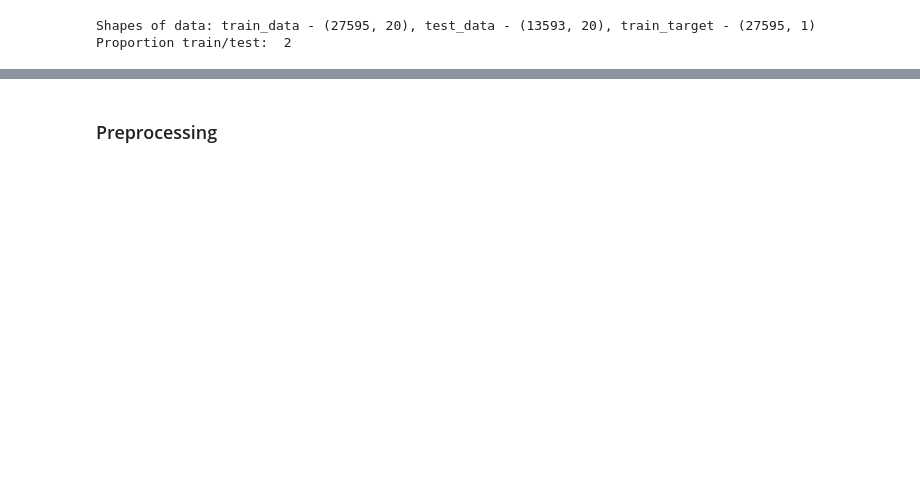
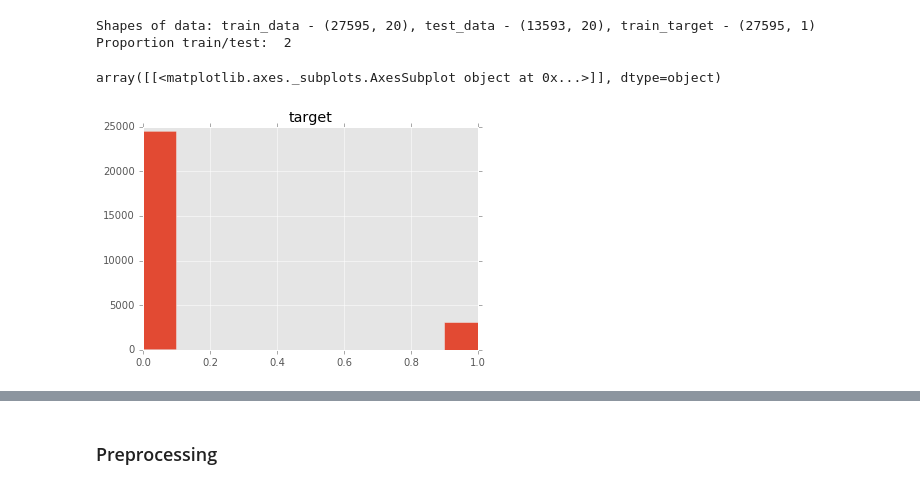
Before and after one commit to rudolphyo/ad_campaign_inclass, a Jupyter notebook: iad_inclass.ipynb, the cells around one changed output, grey strips where cells are left out. Cells and saved outputs as stored; diff of their text form; code cells hidden in the pictures; blank space fills up the shorter version.

```diff
--- a/iad_inclass.ipynb
+++ b/iad_inclass.ipynb
@@ -25,0 +33,5 @@ no_indexes = train_target[train_target["1"]==0].index
+# %%
+train_target.hist()
+# %% [output]
+array([[<matplotlib.axes._subplots.AxesSubplot object at 0x...>]], dtype=object)
+[figure, added]
```
Also changed, not shown: parts of 104 cells of this notebook.
